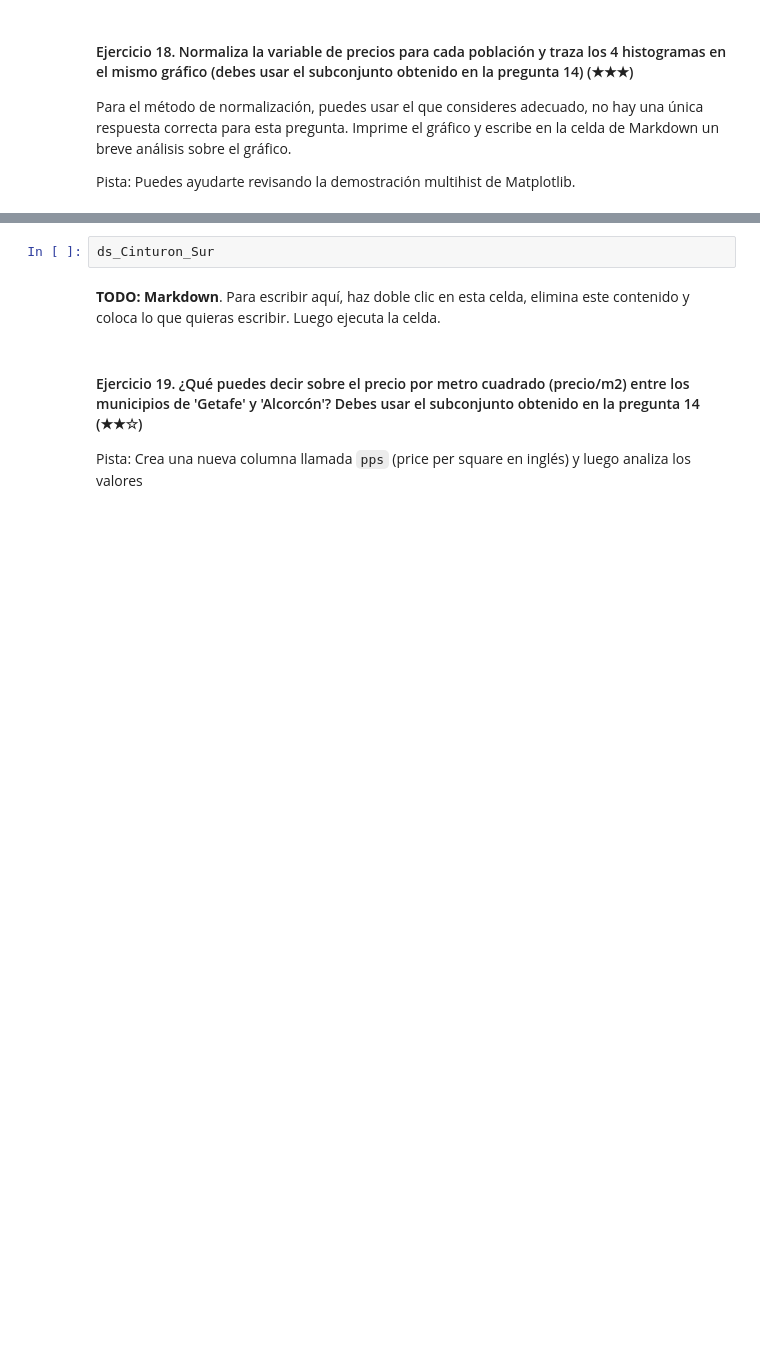
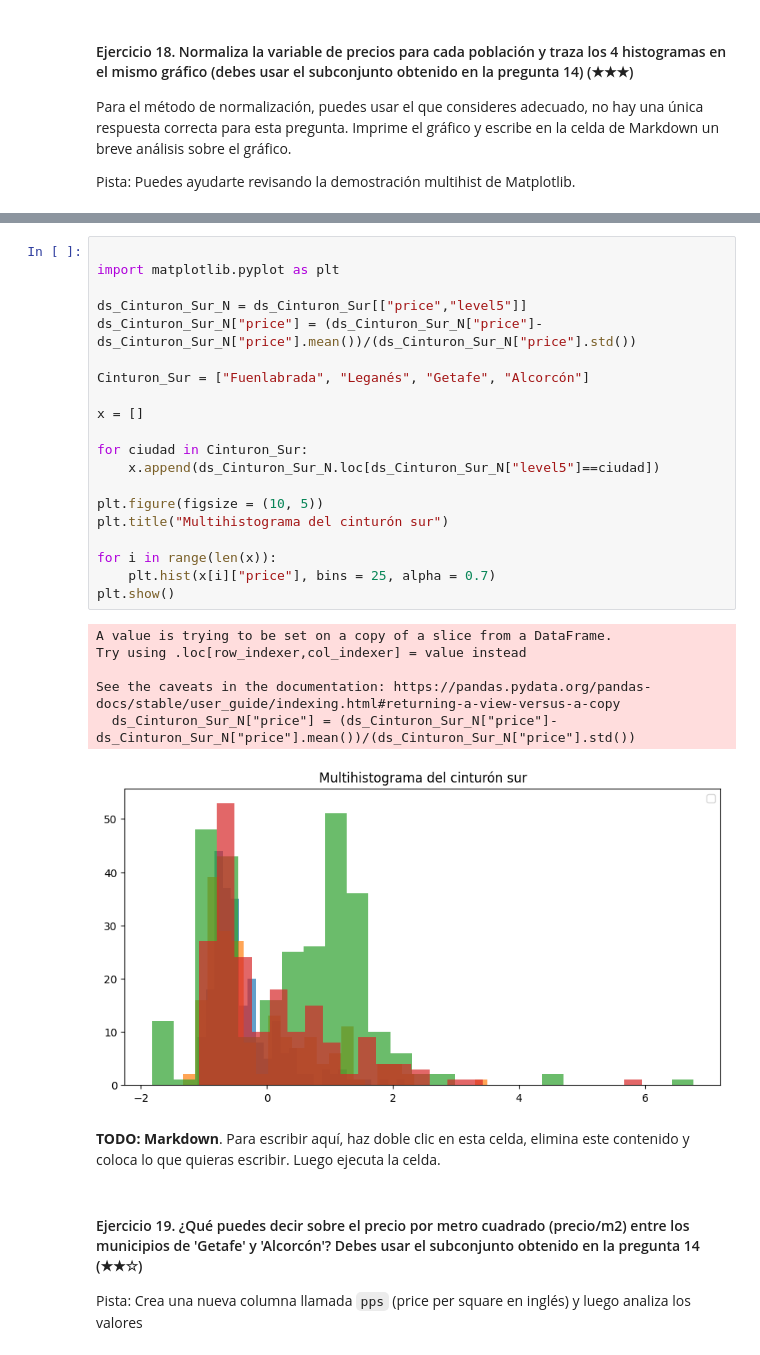
Before and after one commit to BaronRouge-sudo/realestate-datacleanup-exercise, a Jupyter notebook: project.es.ipynb, the cells around one changed output, grey strips where cells are left out. Saved outputs shown, nothing was run; the diff lists cells and outputs as text; blank space fills up the shorter version.

```diff
--- a/project.es.ipynb
+++ b/project.es.ipynb
@@ -314,5 +343,30 @@ Pista: Puedes ayudarte revisando la demostración multihist de Matplotlib.
 # %%
-ds_Cinturon_Sur
+
+import matplotlib.pyplot as plt
+
+ds_Cinturon_Sur_N = ds_Cinturon_Sur[["price","level5"]]
+ds_Cinturon_Sur_N["price"] = (ds_Cinturon_Sur_N["price"]-ds_Cinturon_Sur_N["price"].mean())/(ds_Cinturon_Sur_N["price"].std())
+
+Cinturon_Sur = ["Fuenlabrada", "Leganés", "Getafe", "Alcorcón"]
+
+x = []
+
+for ciudad in Cinturon_Sur:
+    x.append(ds_Cinturon_Sur_N.loc[ds_Cinturon_Sur_N["level5"]==ciudad])
+
+plt.figure(figsize = (10, 5))
+plt.title("Multihistograma del cinturón sur")
+
+for i in range(len(x)):
+    plt.hist(x[i]["price"], bins = 25, alpha = 0.7)
+plt.show()
+# %% [output]
+A value is trying to be set on a copy of a slice from a DataFrame.
+Try using .loc[row_indexer,col_indexer] = value instead
+
+See the caveats in the documentation: https://pandas.pydata.org/pandas-docs/stable/user_guide/indexing.html#returning-a-view-versus-a-copy
+  ds_Cinturon_Sur_N["price"] = (ds_Cinturon_Sur_N["price"]-ds_Cinturon_Sur_N["price"].mean())/(ds_Cinturon_Sur_N["price"].std())
+[figure, added]
 # %% [markdown]
 **TODO: Markdown**. Para escribir aquí, haz doble clic en esta celda, elimina este contenido y coloca lo que quieras escribir. Luego ejecuta la celda.
 # %% [markdown]
```
Also changed, not shown: parts of 7 cells of this notebook.
